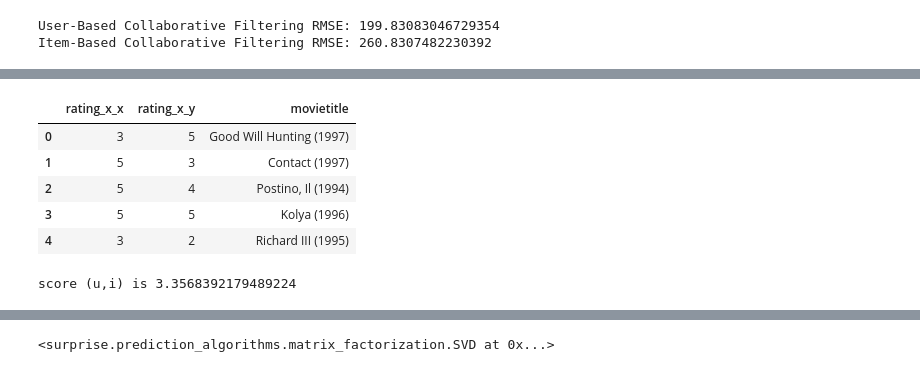
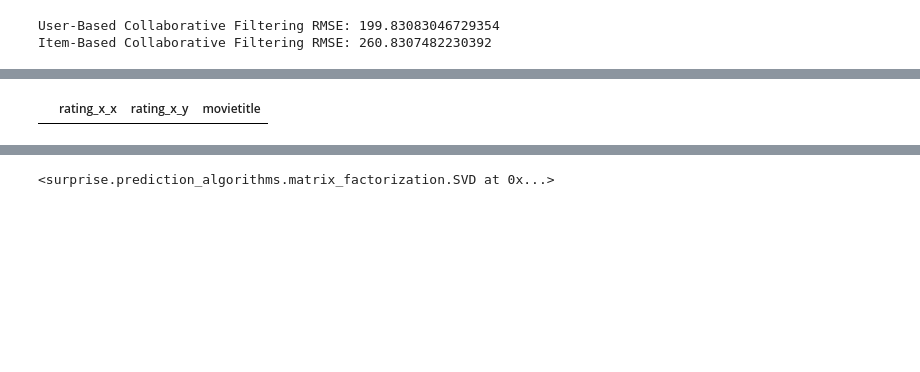
Before and after one commit to KennyMJL/SINA, a Jupyter notebook: rec_model_predict.ipynb, the cells around one changed output, grey strips where cells are left out. Saved outputs shown, nothing was run; the diff lists cells and outputs as text; code cells hidden in the pictures; blank space fills up the shorter version.

```diff
--- a/rec_model_predict.ipynb
+++ b/rec_model_predict.ipynb
@@ -279,12 +257,7 @@ def get_user_similar_movies( user1, user2 ):
 # %%
-a = get_user_similar_movies(1,2)
-a = a.loc[ : , ['rating_x_x','rating_x_y','movietitle']]
-a.head()
+#a = get_user_similar_movies(1,2)
+#a = a.loc[ : , ['rating_x_x','rating_x_y','movietitle']]
+#a.head()
 # %% [output]
 |  | rating_x_x | rating_x_y | movietitle |
-| 0 | 3 | 5 | Good Will Hunting (1997) |
-| 1 | 5 | 3 | Contact (1997) |
-| 2 | 5 | 4 | Postino, Il (1994) |
-| 3 | 5 | 5 | Kolya (1996) |
-| 4 | 3 | 2 | Richard III (1995) |
 # %%
@@ -307,6 +280,4 @@ def User_item_score(user,item):
 # %%
-score = User_item_score(1,2)
-print("score (u,i) is",score)
+#score = User_item_score(1,2)
+#print("score (u,i) is",score)
-# %% [output]
-score (u,i) is 3.3568392179489224
 # %%
```
Also changed, not shown: parts of 41 cells of this notebook.
